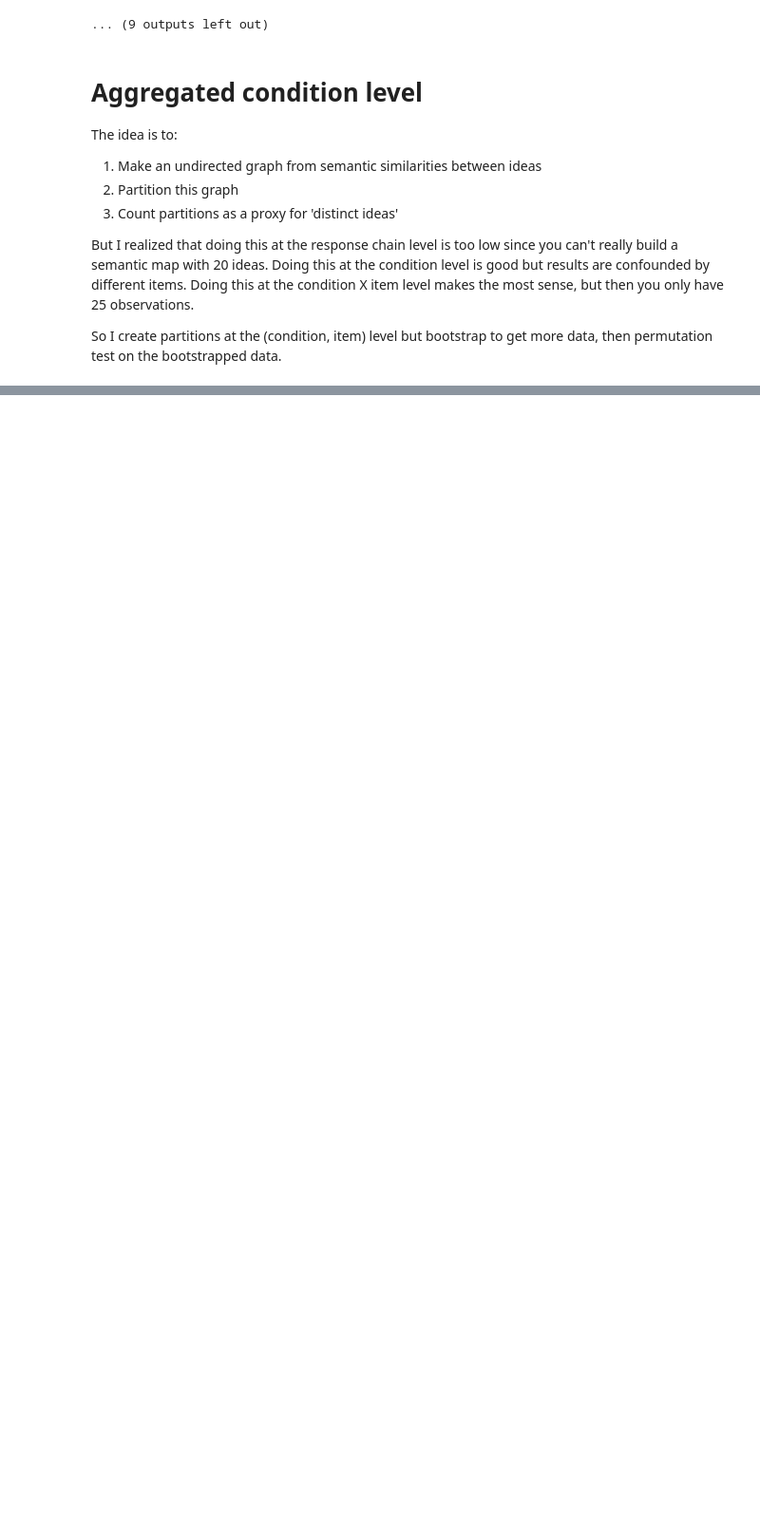
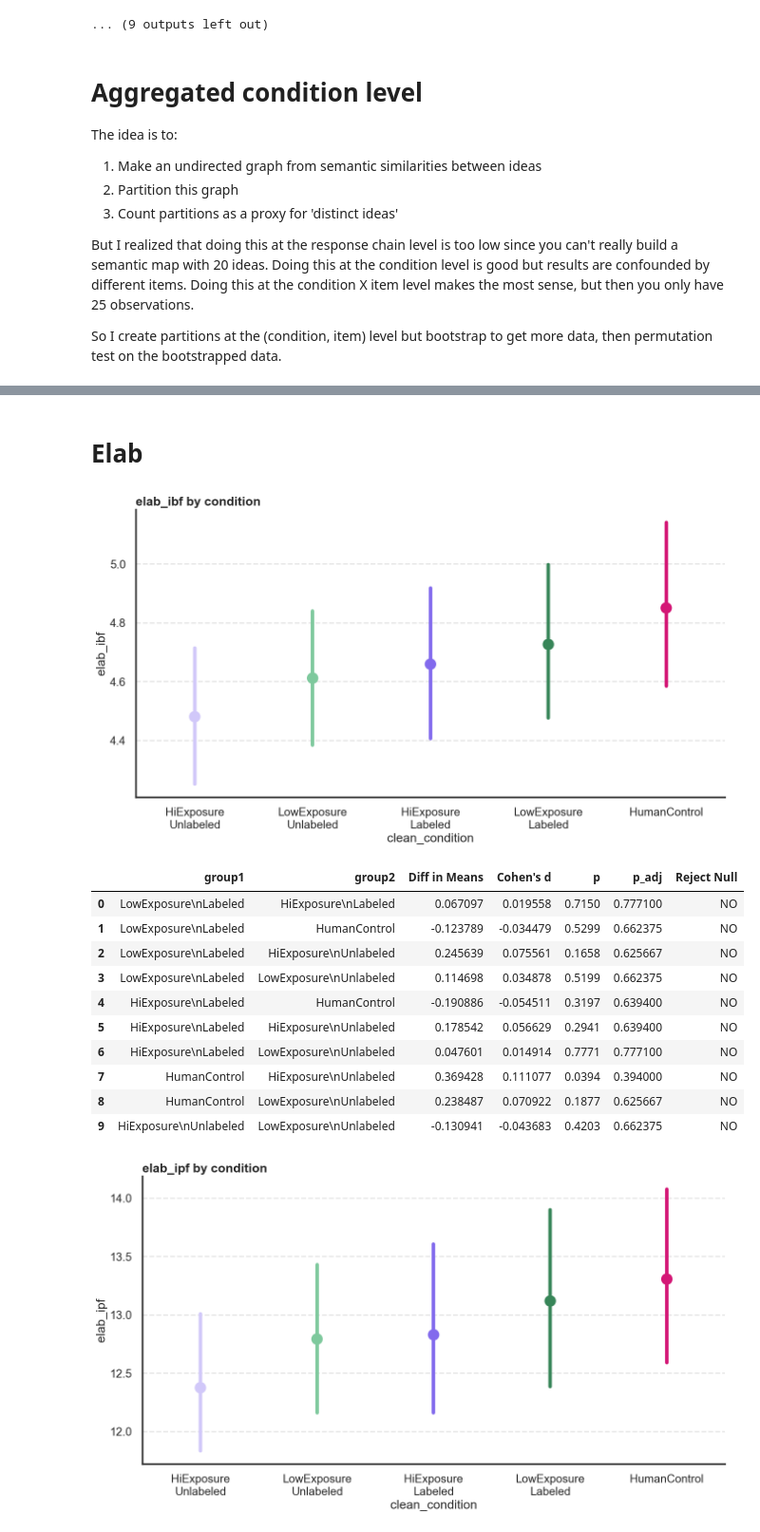
Before and after one commit to josh-ashkinaze/net_create, a Jupyter notebook: scripts/analyze_experiment/diversity_metrics.ipynb, the cells around one changed output, grey strips where cells are left out. Shown at 95% size. Saved outputs shown, nothing was run; the diff lists cells and outputs as text; code cells hidden in the pictures; blank space fills up the shorter version.

```diff
--- a/scripts/analyze_experiment/diversity_metrics.ipynb
+++ b/scripts/analyze_experiment/diversity_metrics.ipynb
@@ -171,7 +171,7 @@ def plot_distributions(tdf, group_col, data_col, plot_type):
              }
     order = tdf.groupby(group_col)[data_col].mean().sort_values().index
     plt.figure(figsize=(14,8))
-    graph_func(data=tdf, x=group_col, y=data_col, order=order, palette=color_dict)
+    graph_func(data=tdf, x=group_col, y=data_col, order=order, palette=color_dict, errorbar=('ci', 95))
     plt.title(f"{data_col} by condition")
     plt.show()
 
@@ -406,0 +395,21 @@ We conducted a Kruskal Wallis test and found num_com_dist differed by clean_cond
+# %% [markdown]
+# Elab
+# %%
+elab_cols = [x for x in df.columns if "elab" in x]
+for col in elab_cols:
+    plot_distributions(df, "clean_condition", col, "point")
+    display(pairwise_permutation(df, "clean_condition", col))
+# %% [output]
+[figure, added]
+|  | group1 | group2 | Diff in Means | Cohen's d | p | p_adj | Reject Null |
+| 0 | LowExposure\nLabeled | HiExposure\nLabeled | 0.067097 | 0.019558 | 0.7150 | 0.777100 | NO |
+| 1 | LowExposure\nLabeled | HumanControl | -0.123789 | -0.034479 | 0.5299 | 0.662375 | NO |
+| 2 | LowExposure\nLabeled | HiExposure\nUnlabeled | 0.245639 | 0.075561 | 0.1658 | 0.625667 | NO |
+| 3 | LowExposure\nLabeled | LowExposure\nUnlabeled | 0.114698 | 0.034878 | 0.5199 | 0.662375 | NO |
+| 4 | HiExposure\nLabeled | HumanControl | -0.190886 | -0.054511 | 0.3197 | 0.639400 | NO |
+| 5 | HiExposure\nLabeled | HiExposure\nUnlabeled | 0.178542 | 0.056629 | 0.2941 | 0.639400 | NO |
+| 6 | HiExposure\nLabeled | LowExposure\nUnlabeled | 0.047601 | 0.014914 | 0.7771 | 0.777100 | NO |
+| 7 | HumanControl | HiExposure\nUnlabeled | 0.369428 | 0.111077 | 0.0394 | 0.394000 | NO |
+| 8 | HumanControl | LowExposure\nUnlabeled | 0.238487 | 0.070922 | 0.1877 | 0.625667 | NO |
+| 9 | HiExposure\nUnlabeled | LowExposure\nUnlabeled | -0.130941 | -0.043683 | 0.4203 | 0.662375 | NO |
+[figure, added]
```
Also changed, not shown: parts of 3 cells of this notebook.
